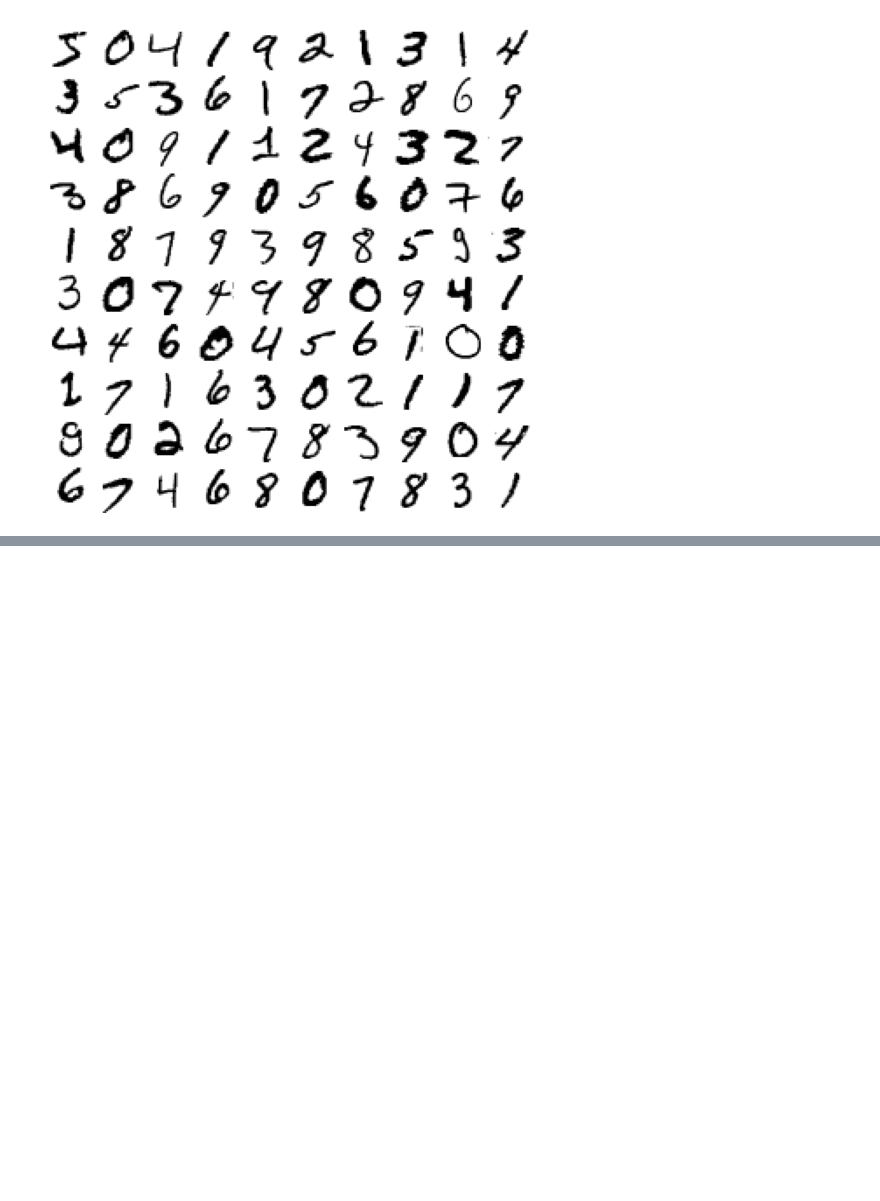
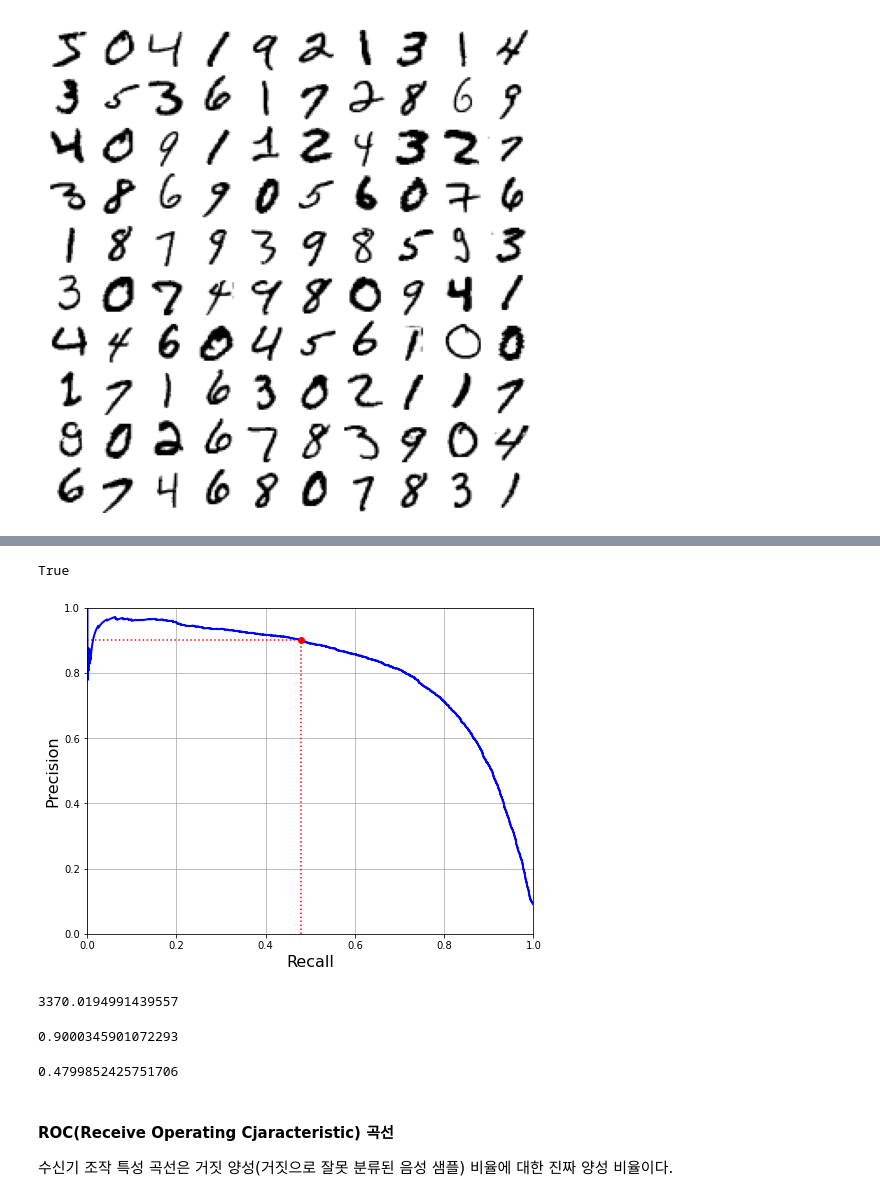
Before and after one commit to Yoon0527/AI_study, a Jupyter notebook: Hands_on_ML(1~4).ipynb, the cells around one changed output, grey strips where cells are left out. Saved outputs shown, nothing was run; the diff lists cells and outputs as text; code cells hidden in the pictures; blank space fills up the shorter version.

```diff
--- a/Hands_on_ML(1~4).ipynb
+++ b/Hands_on_ML(1~4).ipynb
@@ -1326,0 +1577,40 @@ plt.show()
+# %%
+(y_train_pred == (y_scores > 0)).all()
+# %% [output]
+True
+# %%
+def plot_precision_vs_recall(precisions, recalls):
+    # x축 recall, y축 precision, 파란색 실선, 줄 두께 2
+    plt.plot(recalls, precisions, "b-", linewidth=2)
+
+    # x축 라벨에 Recall 적기
+    plt.xlabel("Recall", fontsize=16)
+
+    # y축 라벨에 precision 적기
+    plt.ylabel("Precision", fontsize=16)
+
+    # 두 축의 구간 정하기
+    plt.axis([0, 1, 0, 1])
+
+    # 그래프 안에 격자 넣기
+    plt.grid(True)
+
+# figure 선언
+plt.figure(figsize=(8, 6))
+
+# 만든 figure에 plot 넣기
+plot_precision_vs_recall(precisions, recalls)
+
+plt.plot([recall_90_precision, recall_90_precision], [0., 0.9], "r:")
+plt.plot([0.0, recall_90_precision], [0.9, 0.9], "r:")
+plt.plot([recall_90_precision], [0.9], "ro")
+plt.show()
+# %% [output]
+[figure, added]
+# %%
+# np.argmax 메서드로 정밀도가 0.90이상이 되는 최소점의 임계값 지점을 찾는다.
+threshold_90_precision = thresholds[np.argmax(precisions >= 0.90)]
+
+threshold_90_precision
+# %% [output]
+3370.0194991439557
@@ -1326,0 +1620,13 @@ plt.show()
+# %%
+# 정밀도 확인
+precision_score(y_train_5, y_train_pred_90)
+# %% [output]
+0.9000345901072293
+# %%
+# 재현율 확인
+recall_score(y_train_5, y_train_pred_90)
+# %% [output]
+0.4799852425751706
+# %% [markdown]
+#### ROC(Receive Operating Cjaracteristic) 곡선
+수신기 조작 특성 곡선은 거짓 양성(거짓으로 잘못 분류된 음성 샘플) 비율에 대한 진짜 양성 비율이다.
```
Also changed, not shown: parts of 68 cells of this notebook.
